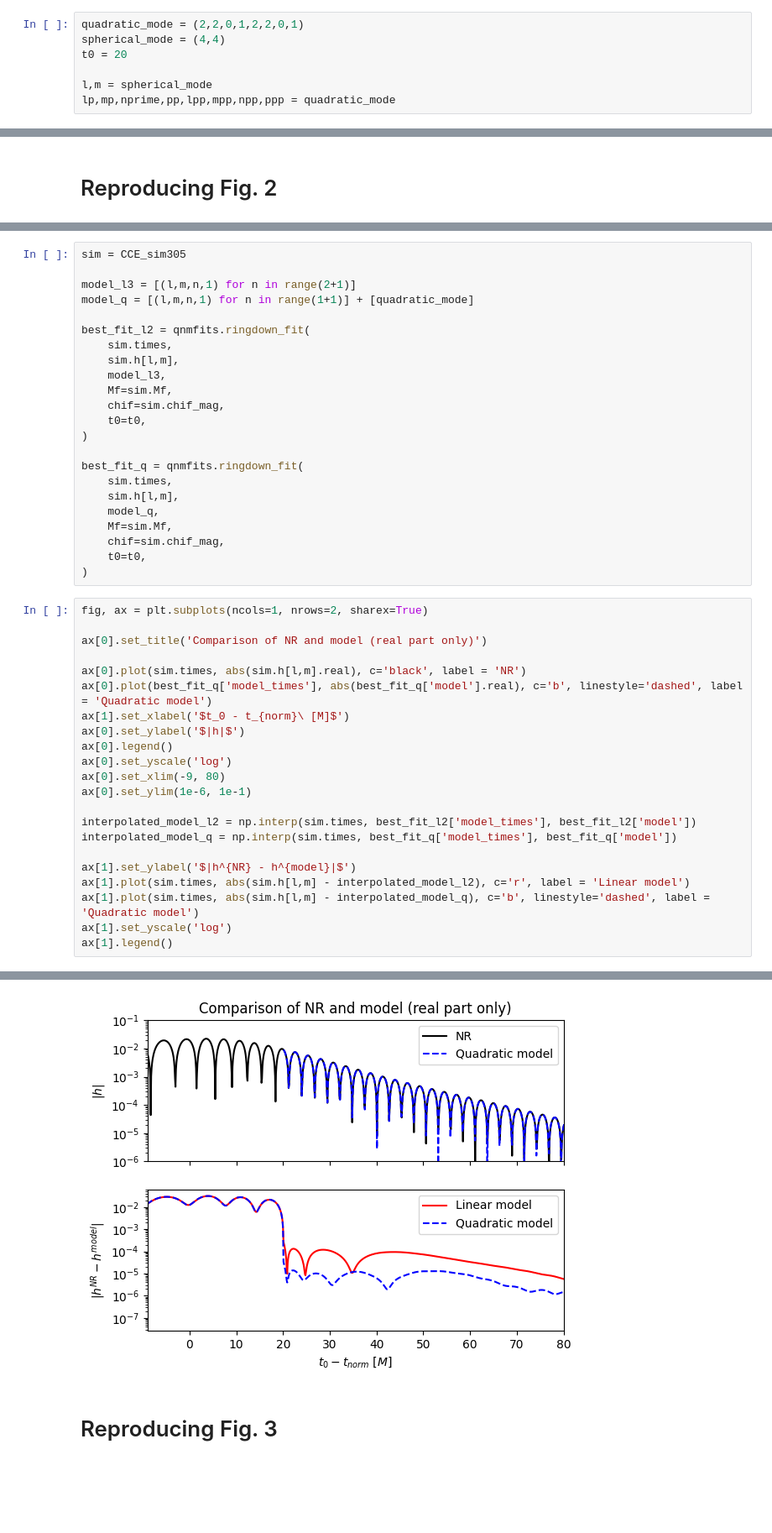
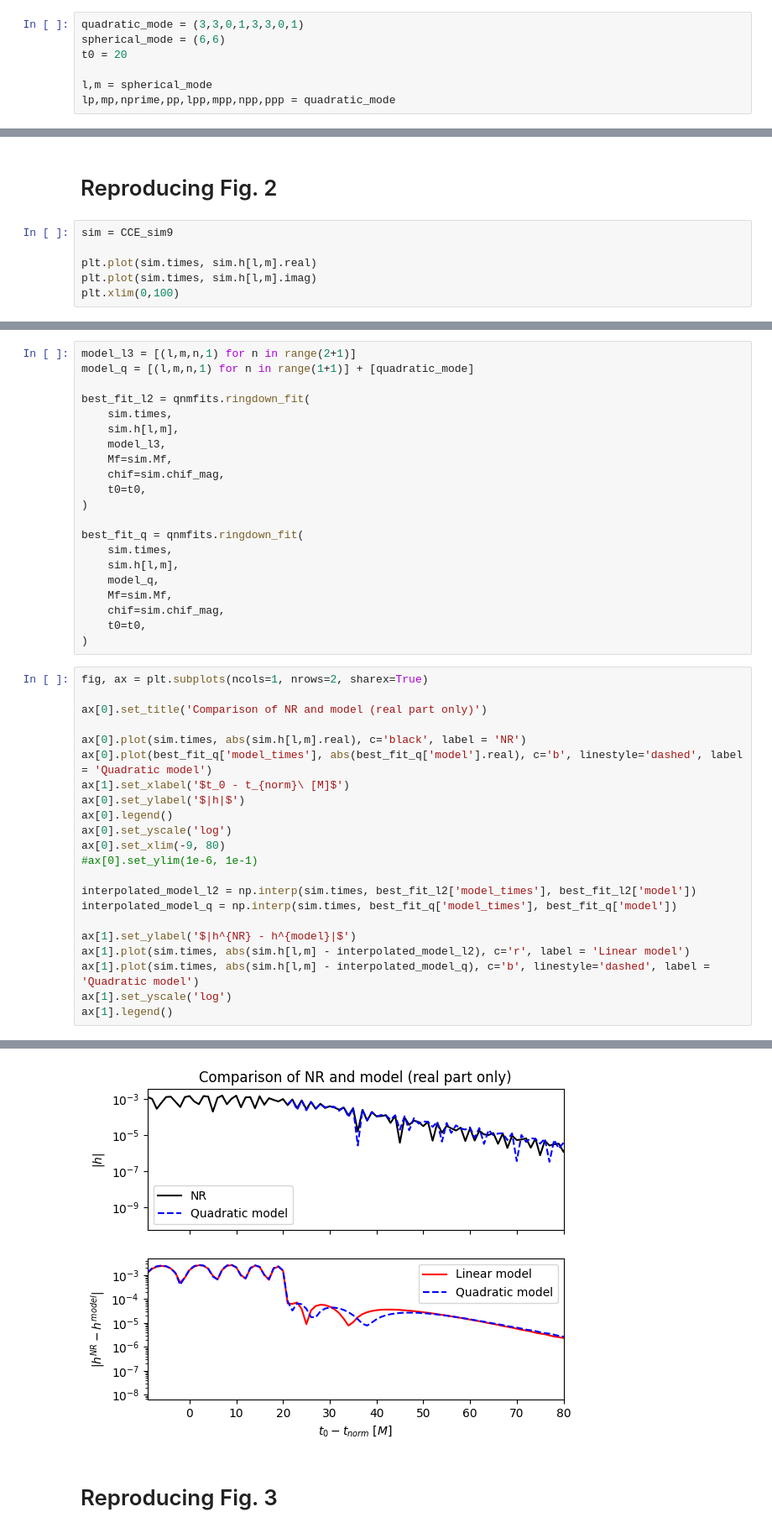
Before and after one commit to Richardvnd/quadratic_qnm, a Jupyter notebook: quadratic_mitman_other_modes.ipynb, the cells around one changed output, grey strips where cells are left out. Shown: that part at 84% size. Drawn from its saved outputs; the diff is of its cells as text; blank space fills up the shorter version.

```diff
--- a/quadratic_mitman_other_modes.ipynb
+++ b/quadratic_mitman_other_modes.ipynb
@@ -120,8 +75,8 @@ Note this doesn't use the CCE waveforms.
 
 Assume linear model fits to a particular l,m using only the QNM harmonics of that l,m
 # %%
-quadratic_mode = (2,2,0,1,2,2,0,1)
-spherical_mode = (4,4)
+quadratic_mode = (3,3,0,1,3,3,0,1)
+spherical_mode = (6,6)
 t0 = 20
 
 l,m = spherical_mode
@@ -277,2 +232,8 @@ plt.tight_layout()
 # %% [markdown]
 # Reproducing Fig. 2
+# %%
+sim = CCE_sim9
+
+plt.plot(sim.times, sim.h[l,m].real)
+plt.plot(sim.times, sim.h[l,m].imag)
+plt.xlim(0,100)
@@ -279,6 +243,4 @@ plt.tight_layout()
 # %%
-sim = CCE_sim305
-
 model_l3 = [(l,m,n,1) for n in range(2+1)]
 model_q = [(l,m,n,1) for n in range(1+1)] + [quadratic_mode]
 
@@ -302,28 +264,28 @@ best_fit_q = qnmfits.ringdown_fit(
 # %%
 fig, ax = plt.subplots(ncols=1, nrows=2, sharex=True)
 
 ax[0].set_title('Comparison of NR and model (real part only)')
 
 ax[0].plot(sim.times, abs(sim.h[l,m].real), c='black', label = 'NR')
 ax[0].plot(best_fit_q['model_times'], abs(best_fit_q['model'].real), c='b', linestyle='dashed', label = 'Quadratic model')
 ax[1].set_xlabel('$t_0 - t_{norm}\ [M]$')
 ax[0].set_ylabel('$|h|$')
 ax[0].legend()
 ax[0].set_yscale('log')
 ax[0].set_xlim(-9, 80)
-ax[0].set_ylim(1e-6, 1e-1)
+#ax[0].set_ylim(1e-6, 1e-1)
 
 interpolated_model_l2 = np.interp(sim.times, best_fit_l2['model_times'], best_fit_l2['model'])
 interpolated_model_q = np.interp(sim.times, best_fit_q['model_times'], best_fit_q['model'])
 
 ax[1].set_ylabel('$|h^{NR} - h^{model}|$')
 ax[1].plot(sim.times, abs(sim.h[l,m] - interpolated_model_l2), c='r', label = 'Linear model')
 ax[1].plot(sim.times, abs(sim.h[l,m] - interpolated_model_q), c='b', linestyle='dashed', label = 'Quadratic model')
 ax[1].set_yscale('log')
 ax[1].legend()
 # %% [output]
 <matplotlib.legend.Legend at 0x...>
-[figure, old version]
+[figure, new version]
 # %% [markdown]
 # Reproducing Fig. 3
 # %%
```
Also changed, not shown: parts of 9 cells of this notebook.
